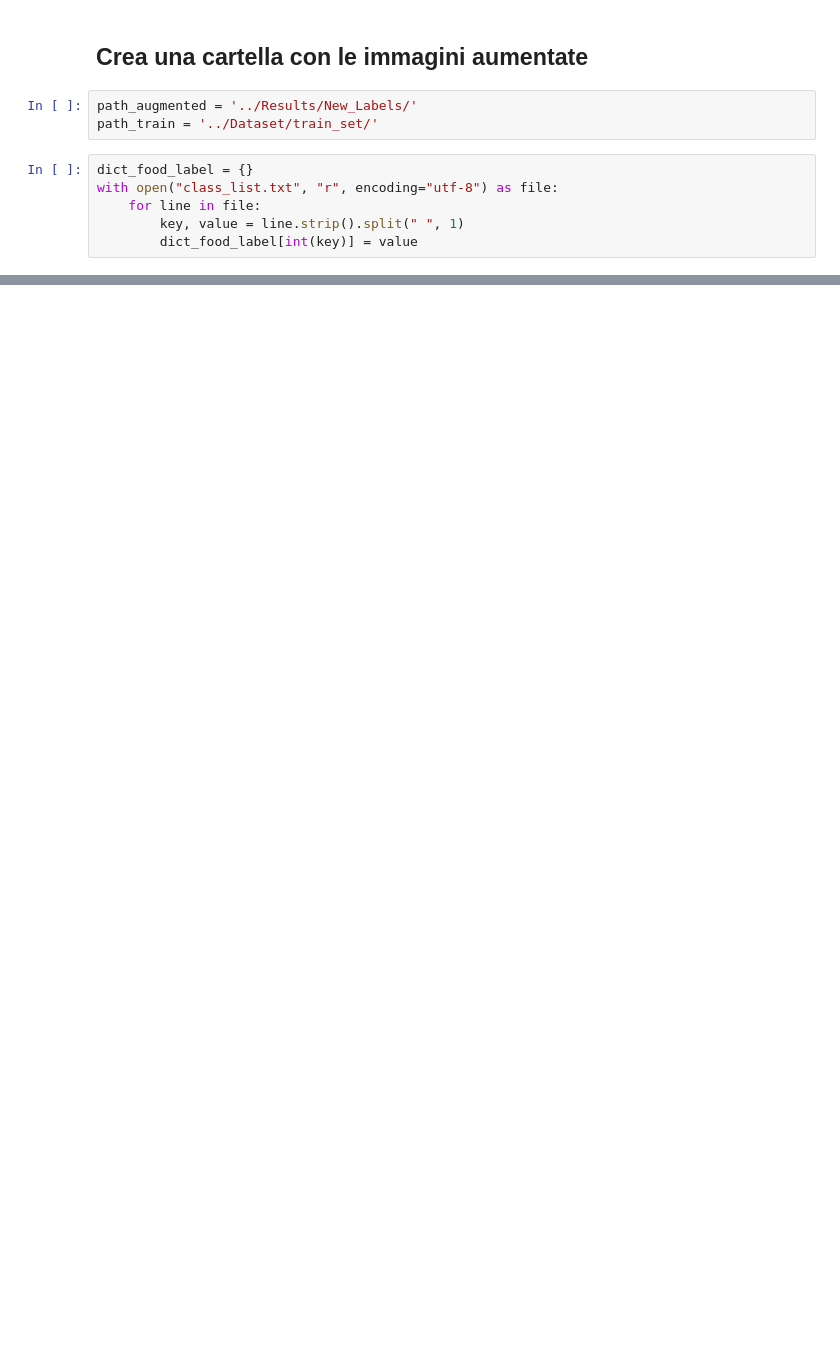
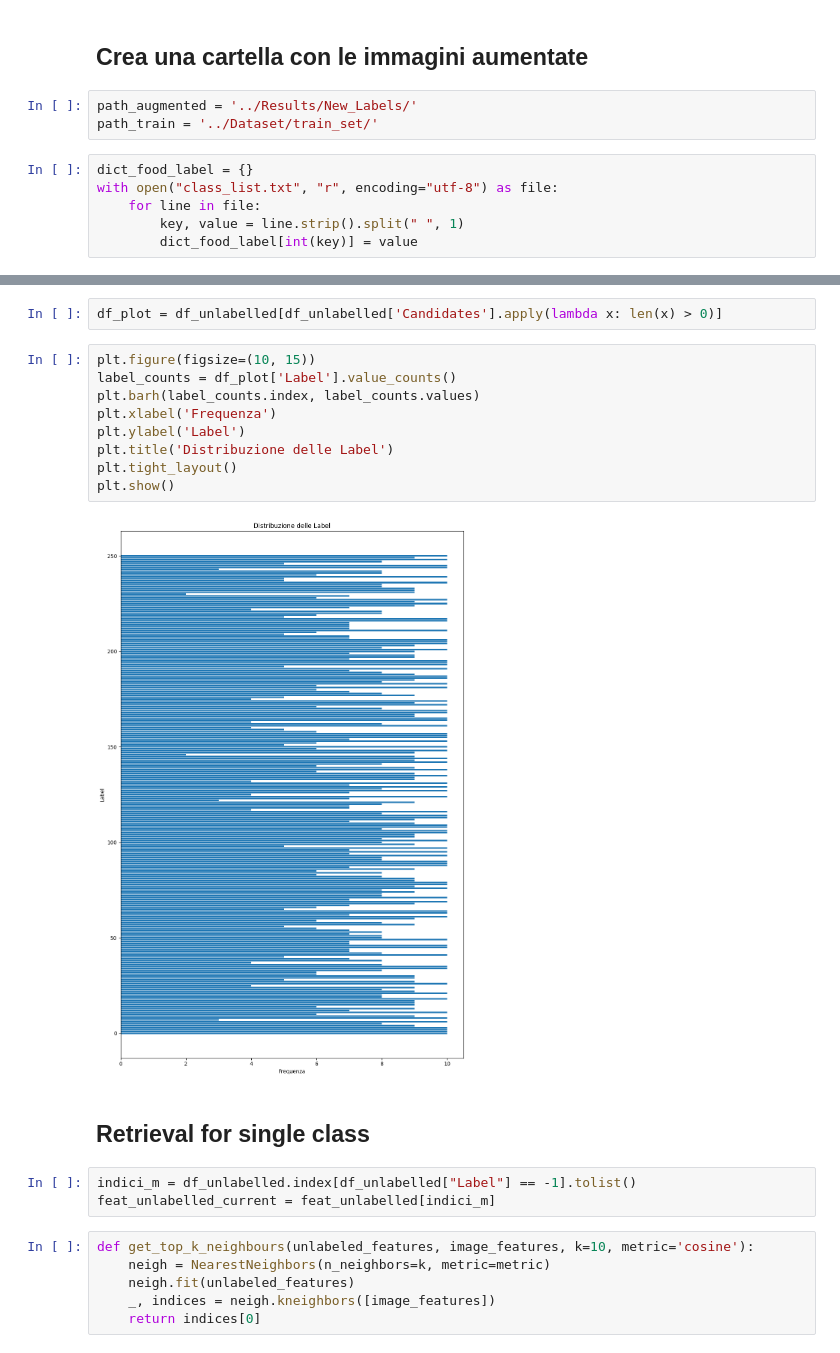
Before and after one commit to TommasoFerrario18/FoodX-251_Classification, a Jupyter notebook: Notebooks/RetrievalCentroids.ipynb, the cells around one changed output, grey strips where cells are left out. Drawn from its saved outputs; the diff is of its cells as text; blank space fills up the shorter version.

```diff
--- a/Notebooks/RetrievalCentroids.ipynb
+++ b/Notebooks/RetrievalCentroids.ipynb
@@ -108,0 +124,24 @@ for el in df_unlabelled.values:
+# %%
+df_plot = df_unlabelled[df_unlabelled['Candidates'].apply(lambda x: len(x) > 0)]
+# %%
+plt.figure(figsize=(10, 15))
+label_counts = df_plot['Label'].value_counts()
+plt.barh(label_counts.index, label_counts.values)
+plt.xlabel('Frequenza')
+plt.ylabel('Label')
+plt.title('Distribuzione delle Label')
+plt.tight_layout()
+plt.show()
+# %% [output]
+[figure, added]
+# %% [markdown]
+## Retrieval for single class
+# %%
+indici_m = df_unlabelled.index[df_unlabelled["Label"] == -1].tolist()
+feat_unlabelled_current = feat_unlabelled[indici_m]
+# %%
+def get_top_k_neighbours(unlabeled_features, image_features, k=10, metric='cosine'):
+    neigh = NearestNeighbors(n_neighbors=k, metric=metric)
+    neigh.fit(unlabeled_features)
+    _, indices = neigh.kneighbors([image_features])
+    return indices[0]
```
Also changed, not shown: parts of 22 cells of this notebook, 2 other files.
